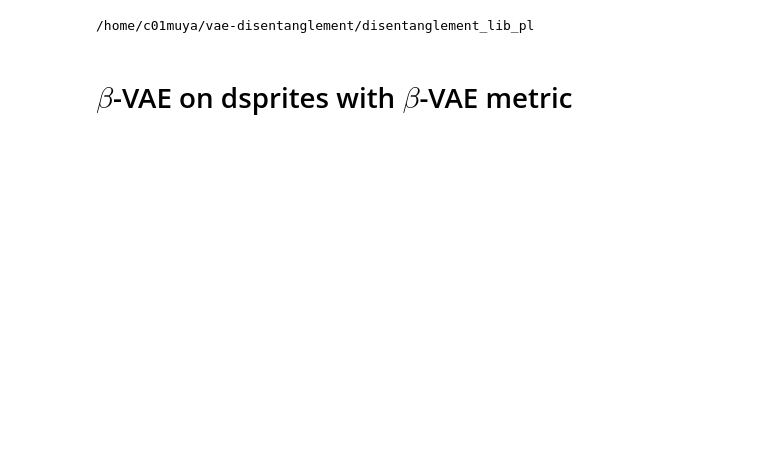
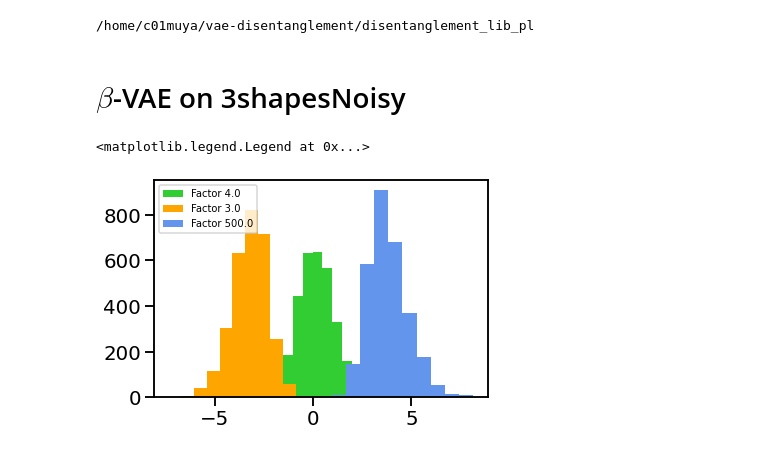
Before and after one commit to muhammadyaseen/vae-disentanglement, a Jupyter notebook: Latent Encoding Investigaton.ipynb, the cells around one changed output. Cells and saved outputs as stored; diff of their text form; code cells hidden in the pictures; blank space fills up the shorter version.

```diff
--- a/Latent Encoding Investigaton.ipynb
+++ b/Latent Encoding Investigaton.ipynb
@@ -116,5 +121,43 @@ def plot_latent_dist(activations, label="Factor X"):
     fig, axes = plt.subplots(1)
     axes.hist(activations, label=label, align='mid')
     axes.legend(prop={'size': 10},loc='upper left')
+# %%
+def get_latent_activations_with_labels(dataset, vae_model, batch_size = 32, batches = None):
+
+    loader = DataLoader(dataset, batch_size=batch_size, shuffle = True, drop_last=True)
+    label_and_latent_act_dict = defaultdict(list)
+
+    batches_processed = 0
+
+    for x_batch, label_batch in tqdm(loader):
+
+        if batches is not None and batches_processed >= batches:
+            break
+
+        # First we encode this batch and get \mu and \sigma
+        x_batch = x_batch.to(curr_dev)
+        mu_batch, log_var_batch = vae_model.model.encode(x_batch)
+
+        # convert to numpy format so that we can easily use in matplotlib
+        mu_batch = mu_batch.detach().cpu().numpy()
+        log_var_batch = log_var_batch.detach().cpu().numpy()
+        label_batch = label_batch.cpu().numpy()
+
+        # using labels, we place all \mu's belonging to same class together
+        for b in range(batch_size):
+
+            mu_of_this_x = mu_batch[b]
+
+            # this only words if label is 1-dim
+            label_of_this_x = label_batch[b].item()
+            label_and_latent_act_dict[label_of_this_x].append(mu_of_this_x)
+
+        batches_processed += 1
+
+    # convert to numpy for easier manipulation / indexing
+    for k,v in label_and_latent_act_dict.items():
+        label_and_latent_act_dict[k] = np.array(label_and_latent_act_dict[k])
+
+    return label_and_latent_act_dict
 # %% [markdown]
-# $\beta$-VAE on dsprites with $\beta$-VAE metric
+# $\beta$-VAE on 3shapesNoisy
@@ -120,0 +208,10 @@ def plot_latent_dist(activations, label="Factor X"):
+# %%
+acts = get_latent_activations_with_labels(threeshapesn_dataset, model_for_threeshapesn_dataset, batch_size = 256)
+# %%
+plt.hist(acts[4.0][:,0], label="Factor 4.0",color='limegreen')
+plt.hist(acts[3.0][:,0], label="Factor 3.0",color='orange')
+plt.hist(acts[500.0][:,0], label="Factor 500.0", color='cornflowerblue')
+plt.legend(prop={'size': 10}, loc='upper left')
+# %% [output]
+<matplotlib.legend.Legend at 0x...>
+[figure, added]
```
Also changed, not shown: parts of 25 cells of this notebook.
